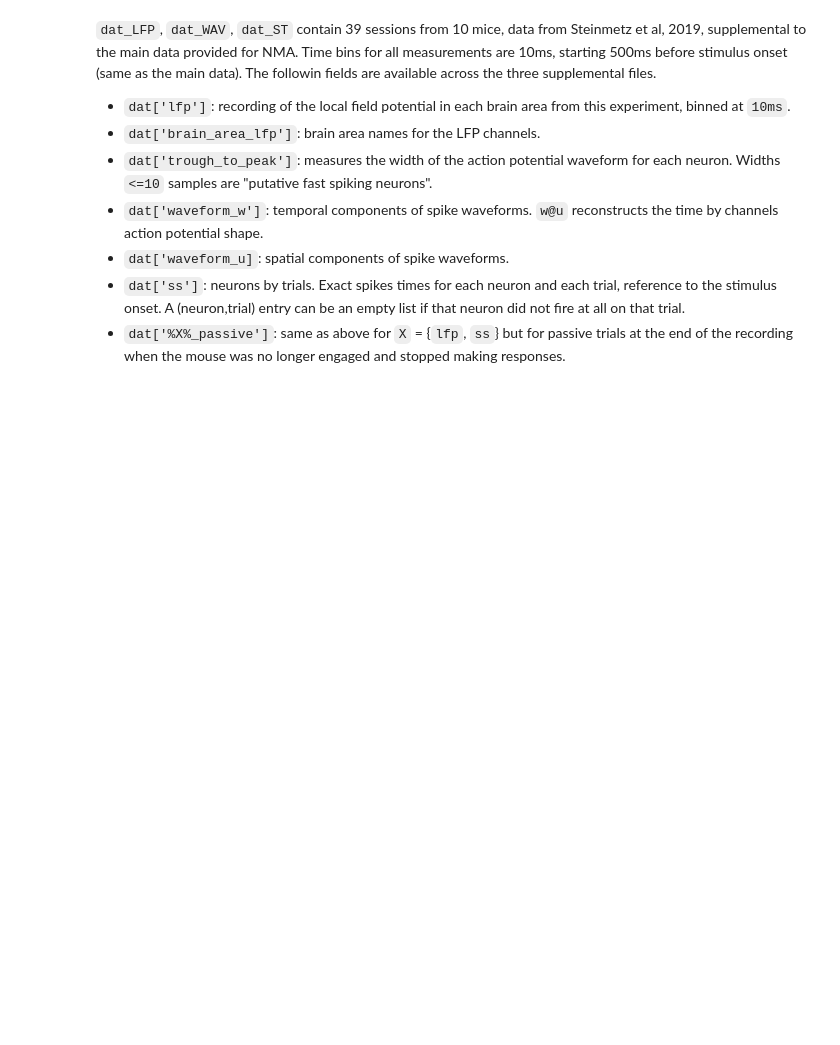
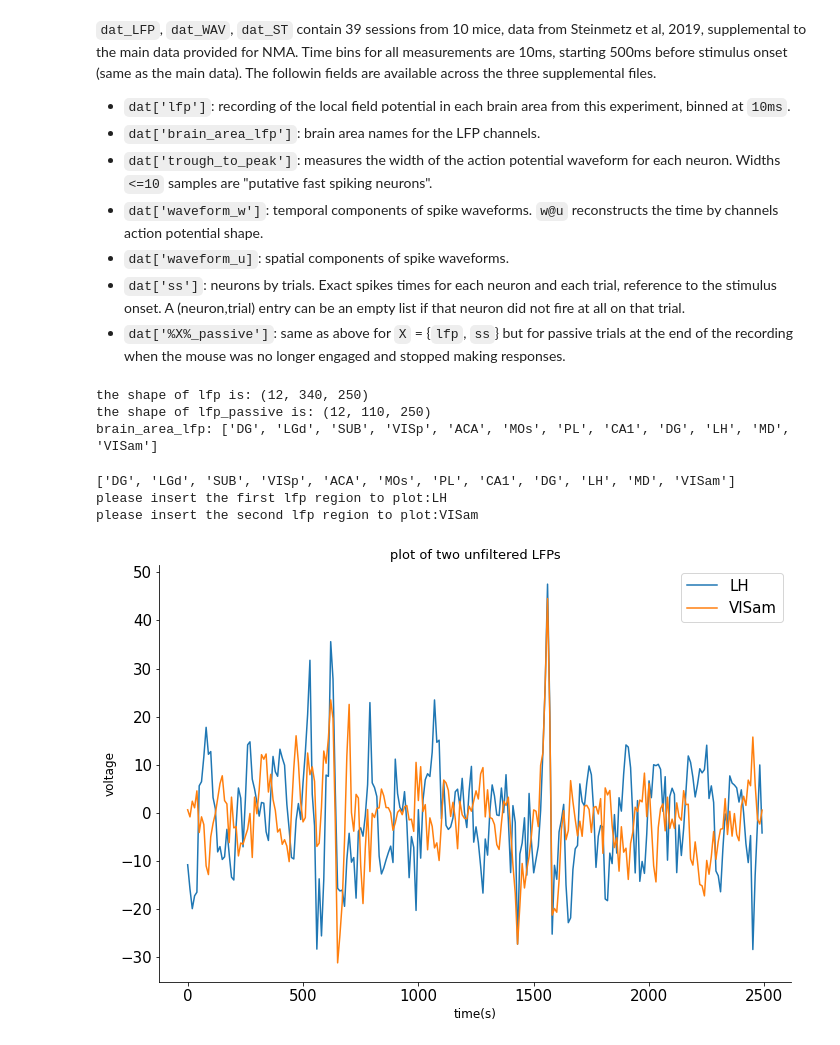
Before and after one commit to Neurocoders/AttentionProject, a Jupyter notebook: Copy_of_load_steinmetz_extra.ipynb, the cells around one changed output. Saved outputs shown, nothing was run; the diff lists cells and outputs as text; code cells hidden in the pictures; blank space fills up the shorter version.

Commit message:
added "lfp_plotter" function to have an initial plot of two LFPs/ some parts dont work and are commented since some variables (like gocue) from the main notebook are not available here

```diff
--- a/Copy_of_load_steinmetz_extra.ipynb
+++ b/Copy_of_load_steinmetz_extra.ipynb
@@ -46,9 +47,10 @@ dat_WAV = np.load('steinmetz_wav.npz', allow_pickle=True)['dat']
 dat_ST = np.load('steinmetz_st.npz', allow_pickle=True)['dat']
 
 
+
 # select just one of the recordings here. 11 is nice because it has some neurons in vis ctx.
-dat = dat_LFP[11]
-print(dat.keys())
+dat_lfp = dat_LFP[11] #beware of lfp vs LFP here
+print(dat_lfp.keys())
 dat = dat_WAV[11]
 print(dat.keys())
 dat = dat_ST[11]
@@ -78,3 +80,74 @@ brain_groups = [["VISa", "VISam", "VISl", "VISp", "VISpm", "VISrl"], # visual co
                 ["ACB", "CP", "GPe", "LS", "LSc", "LSr", "MS", "OT", "SNr", "SI"], # basal ganglia
                 ["BLA", "BMA", "EP", "EPd", "MEA"] # cortical subplate
                 ]
+# %%
+#@ Run this cell if you want to see the shape of different data dictionary fields
+
+for keys in dat_lfp:
+    try:
+        print(f"the shape of {keys} is:", dat_lfp[keys].shape)
+    except:
+        print(f"{keys}:", dat_lfp[keys])
+# %% [output]
+the shape of lfp is: (12, 340, 250)
+the shape of lfp_passive is: (12, 110, 250)
+brain_area_lfp: ['DG', 'LGd', 'SUB', 'VISp', 'ACA', 'MOs', 'PL', 'CA1', 'DG', 'LH', 'MD', 'VISam']
+# %%
+# Initial required variables
+
+dt = 10 # binning at 10 ms
+NT = dat_lfp['lfp'].shape[-1] # number of time bins
+time_vec = dt * np.arange(NT)
+total_trial = dat_lfp['lfp'].shape[1]
+# lfp has form brain area* trial * time
+# %%
+def lfp_plotter(dat =dat_lfp, area1_2_see ="VISam", area2_2_see = "MD", trial_num = 1):
+    """
+    This function plots two stances of lfp for visualization. the function is case
+    sensitive for areas.
+
+    dat: data that contains the array of LFPs. can be changed in the loading data cell
+    area1_2_see: the first are for visualization
+    area2_2_see: the second are for visualization
+    trial_num: number of trial for visualization
+    """
+
+
+    print(dat["brain_area_lfp"])
+    area1_2_see = input("please insert the first lfp region to plot:")
+    area2_2_see = input("please insert the second lfp region to plot:")
+
+    ind1_2_see = dat["brain_area_lfp"].index(area1_2_see)
+    ind2_2_see = dat["brain_area_lfp"].index(area2_2_see)
+    regions = np.array(dat["brain_area_lfp"]) # this is for multiple occurances of one region
+    # see if there are multiple recordings of one area
+    if dat["brain_area_lfp"].count(area1_2_see) >1:
+        what_area1 = int(input("more than region with this name was found,\
+        please specify which instance you want to see (1: first, 2:second,...)"))
+        ind1_2_see = np.where(regions == area1_2_see)[0][what_area1-1]
+
+
+    if dat["brain_area_lfp"].count(area2_2_see) >1:
+        what_area2 = int(input("more than region with this name was found,\
+        please specify which instance you want to see (1: first, 2:second,...)"))
+        ind2_2_see = np.where(regions == area2_2_see)[0][what_area2-1]
+
+    # pdb.set_trace()
+    plt.figure(figsize = (10,7))
+    plt.plot(time_vec, dat["lfp"][ind1_2_see, trial_num,:], label = area1_2_see );
+    plt.plot(time_vec, dat["lfp"][ind2_2_see, trial_num, :], label = area2_2_see)
+    # plt.axvline(x = dat["gocue"][trial_num], color = 'black', label = "go cue")  need the go cue and response/reaction time
+    # plt.axvline(x = (dat["response_time"]+dat["gocue"]) [trial_num],              from the main data
+    #             ls = '--', color = 'black', label = "response time")
+
+    plt.xlabel("time(s)", fontsize = 12)
+    plt.ylabel("voltage", fontsize = 12)
+    plt.title("plot of two unfiltered LFPs", fontsize = 13)
+    plt.legend()
+    plt.show()
+lfp_plotter()
+# %% [output]
+['DG', 'LGd', 'SUB', 'VISp', 'ACA', 'MOs', 'PL', 'CA1', 'DG', 'LH', 'MD', 'VISam']
+please insert the first lfp region to plot:LH
+please insert the second lfp region to plot:VISam
+[figure, added]
```
Also changed, not shown: parts of 3 cells of this notebook.
